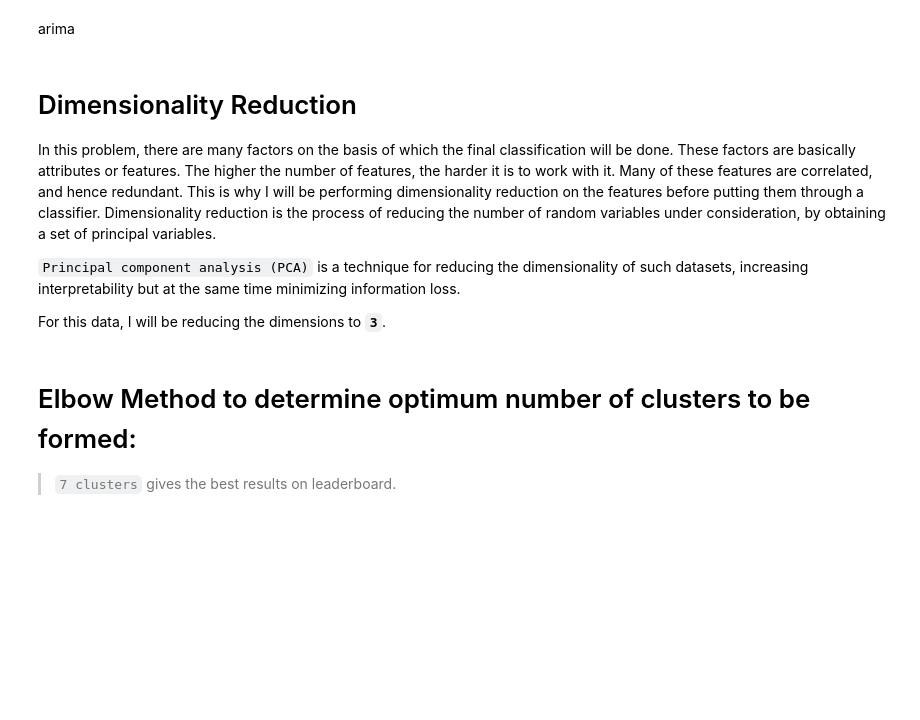
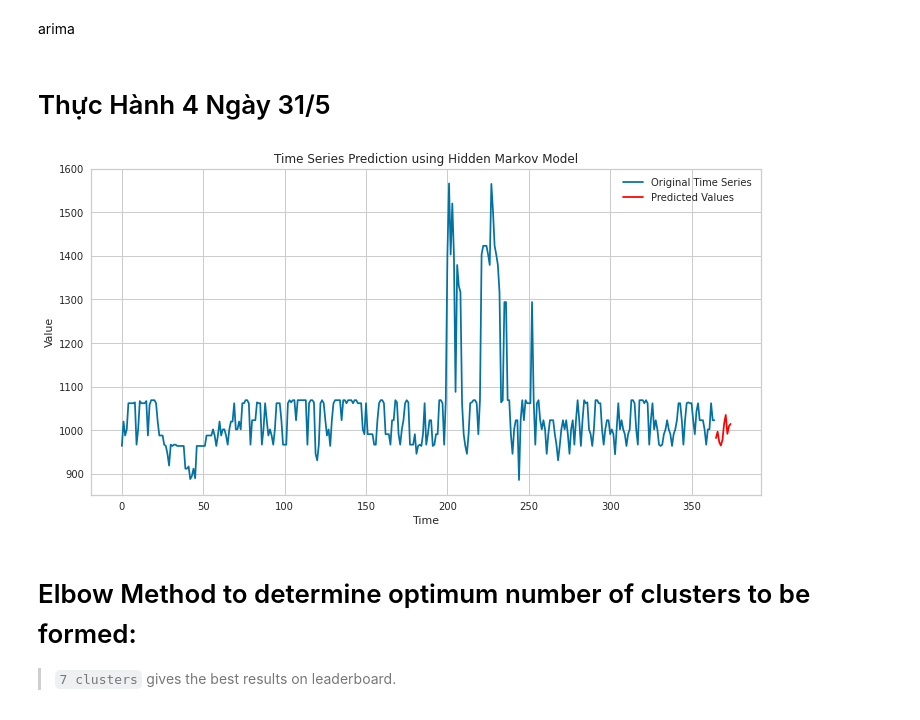
Before and after one commit to buomtungtang/a, a Jupyter notebook: TH3Kalman.ipynb, the cells around one changed output. Cells and saved outputs as stored; diff of their text form; code cells hidden in the pictures; blank space fills up the shorter version.

Commit message:
Kaggle Notebook | TLU THỰC HÀNH 3, THỰC HÀNH4 | Version 12

```diff
--- a/TH3Kalman.ipynb
+++ b/TH3Kalman.ipynb
@@ -271,15 +289,50 @@ plt.ylabel('Values')
 plt.legend()
 plt.title('ARIMA Forecast')
 plt.show()
-# %% [markdown]
-# Dimensionality Reduction
-
-In this problem, there are many factors on the basis of which the final classification will be done. These factors are basically attributes or features. The higher the number of features, the harder it is to work with it. Many of these features are correlated, and hence redundant. This is why I will be performing dimensionality reduction on the features before putting them through a classifier.
-Dimensionality reduction is the process of reducing the number of random variables under consideration, by obtaining a set of principal variables.
-
-`Principal component analysis (PCA)` is a technique for reducing the dimensionality of such datasets, increasing interpretability but at the same time minimizing information loss.
-
-For this data, I will be reducing the dimensions to **`3`**.
+# %% [markdown]
+# Thực Hành 4 Ngày 31/5
+# %%
+import numpy as np
+from hmmlearn import hmm
+import matplotlib.pyplot as plt
+
+# Chọn cột đầu tiên của giá trị làm chuỗi thời gian
+time_series = data["1"].values
+
+# Chuyển đổi chuỗi thời gian thành định dạng mà HMM có thể sử dụng
+# HMM yêu cầu dữ liệu phải ở định dạng số nguyên, nên chúng ta sẽ làm tròn các giá trị
+time_series = np.round(time_series).astype(int).reshape(-1, 1)
+
+# Khởi tạo mô hình HMM với số lượng trạng thái ẩn
+model = hmm.GaussianHMM(n_components=3, covariance_type="diag", n_iter=1000)
+
+# Huấn luyện mô hình HMM
+model.fit(time_series)
+
+# Dự báo giá trị tương lai
+# Số lượng bước dự báo
+n_steps = 10
+
+# Sử dụng trạng thái cuối cùng để dự báo giá trị tương lai
+last_value = time_series[-1].reshape(1, -1)
+predictions = []
+
+for _ in range(n_steps):
+    next_value = model.sample(1)[0]
+    predictions.append(next_value[0])
+    last_value = next_value
+
+# Vẽ biểu đồ chuỗi thời gian gốc và giá trị dự báo
+plt.figure(figsize=(12, 6))
+plt.plot(range(len(time_series)), time_series, label="Original Time Series")
+plt.plot(range(len(time_series), len(time_series) + n_steps), predictions, label="Predicted Values", color='red')
+plt.legend()
+plt.xlabel("Time")
+plt.ylabel("Value")
+plt.title("Time Series Prediction using Hidden Markov Model")
+plt.show()
+# %% [output]
+[figure, added]
 # %%
 pca = PCA(n_components=3,random_state=1)
 pca.fit(X)
```
Also changed, not shown: parts of 1 cell of this notebook.
